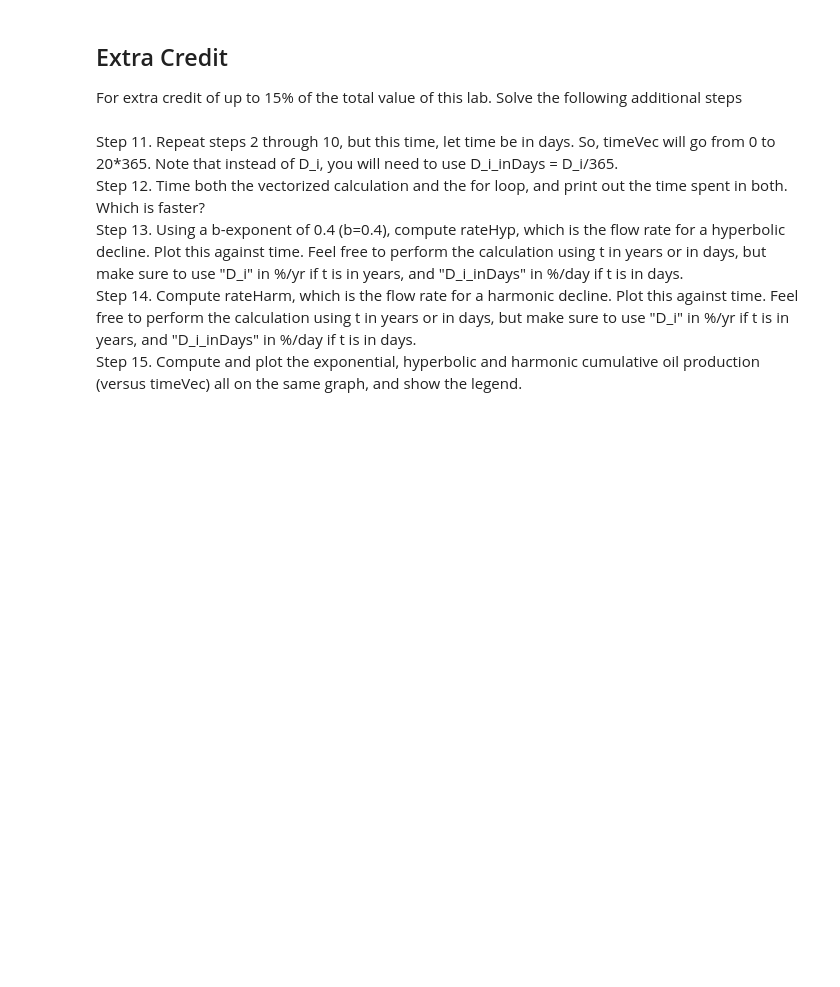
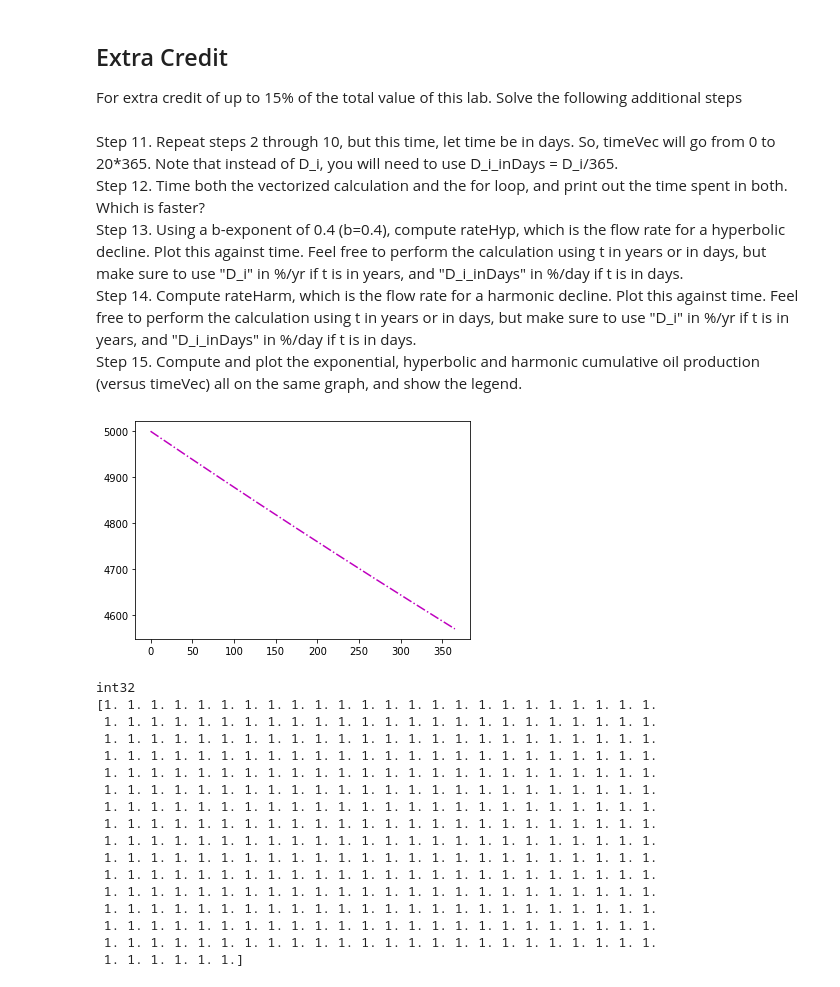
Before and after one commit to coxstephen/pete2061, a Jupyter notebook: Stephen_Cox_lab3_workbook.ipynb, the cells around one changed output. Saved outputs shown, nothing was run; the diff lists cells and outputs as text; code cells hidden in the pictures; blank space fills up the shorter version.

```diff
--- a/Stephen_Cox_lab3_workbook.ipynb
+++ b/Stephen_Cox_lab3_workbook.ipynb
@@ -84,3 +84,31 @@ Step 12. Time both the vectorized calculation and the for loop, and print out th
 Step 13. Using a b-exponent of 0.4 (b=0.4), compute rateHyp, which is the flow rate for a hyperbolic decline. Plot this against time. Feel free to perform the calculation using t in years or in days, but make sure to use "D_i" in %/yr if t is in years, and "D_i_inDays" in %/day if t is in days.<br>
 Step 14. Compute rateHarm, which is the flow rate for a harmonic decline. Plot this against time. Feel free to perform the calculation using t in years or in days, but make sure to use "D_i" in %/yr if t is in years, and "D_i_inDays" in %/day if t is in days.<br>
 Step 15. Compute and plot the exponential, hyperbolic and harmonic cumulative oil production (versus timeVec) all on the same graph, and show the legend. <br>
+# %%
+D_i_indays = D_i/365
+timeVecD = np.arange(0,366,1) #time vector for 365 days, q_i remains unchanged
+rate_Edy1 = q_i*np.exp(-D_i_indays*timeVecD) #rate of exponential decline daily year one
+plt.plot(timeVecD,rate_Edy1,'m-.')
+plt.show()
+print(timeVecD.dtype)
+rate_Edy1_2 = np.ones(timeVecD.shape) #array for the daily rate loop calculation
+print(rate_Edy1_2) #printing that array
+# %% [output]
+[figure, added]
+int32
+[1. 1. 1. 1. 1. 1. 1. 1. 1. 1. 1. 1. 1. 1. 1. 1. 1. 1. 1. 1. 1. 1. 1. 1.
+ 1. 1. 1. 1. 1. 1. 1. 1. 1. 1. 1. 1. 1. 1. 1. 1. 1. 1. 1. 1. 1. 1. 1. 1.
+ 1. 1. 1. 1. 1. 1. 1. 1. 1. 1. 1. 1. 1. 1. 1. 1. 1. 1. 1. 1. 1. 1. 1. 1.
+ 1. 1. 1. 1. 1. 1. 1. 1. 1. 1. 1. 1. 1. 1. 1. 1. 1. 1. 1. 1. 1. 1. 1. 1.
+ 1. 1. 1. 1. 1. 1. 1. 1. 1. 1. 1. 1. 1. 1. 1. 1. 1. 1. 1. 1. 1. 1. 1. 1.
+ 1. 1. 1. 1. 1. 1. 1. 1. 1. 1. 1. 1. 1. 1. 1. 1. 1. 1. 1. 1. 1. 1. 1. 1.
+ 1. 1. 1. 1. 1. 1. 1. 1. 1. 1. 1. 1. 1. 1. 1. 1. 1. 1. 1. 1. 1. 1. 1. 1.
+ 1. 1. 1. 1. 1. 1. 1. 1. 1. 1. 1. 1. 1. 1. 1. 1. 1. 1. 1. 1. 1. 1. 1. 1.
+ 1. 1. 1. 1. 1. 1. 1. 1. 1. 1. 1. 1. 1. 1. 1. 1. 1. 1. 1. 1. 1. 1. 1. 1.
+ 1. 1. 1. 1. 1. 1. 1. 1. 1. 1. 1. 1. 1. 1. 1. 1. 1. 1. 1. 1. 1. 1. 1. 1.
+ 1. 1. 1. 1. 1. 1. 1. 1. 1. 1. 1. 1. 1. 1. 1. 1. 1. 1. 1. 1. 1. 1. 1. 1.
+ 1. 1. 1. 1. 1. 1. 1. 1. 1. 1. 1. 1. 1. 1. 1. 1. 1. 1. 1. 1. 1. 1. 1. 1.
+ 1. 1. 1. 1. 1. 1. 1. 1. 1. 1. 1. 1. 1. 1. 1. 1. 1. 1. 1. 1. 1. 1. 1. 1.
+ 1. 1. 1. 1. 1. 1. 1. 1. 1. 1. 1. 1. 1. 1. 1. 1. 1. 1. 1. 1. 1. 1. 1. 1.
+ 1. 1. 1. 1. 1. 1. 1. 1. 1. 1. 1. 1. 1. 1. 1. 1. 1. 1. 1. 1. 1. 1. 1. 1.
+ 1. 1. 1. 1. 1. 1.]
```
Also changed, not shown: parts of 5 cells of this notebook.
